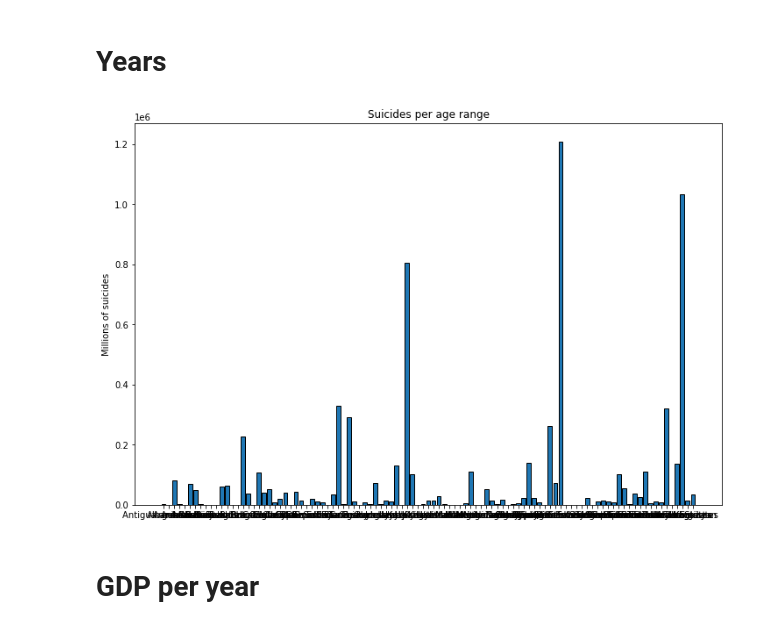
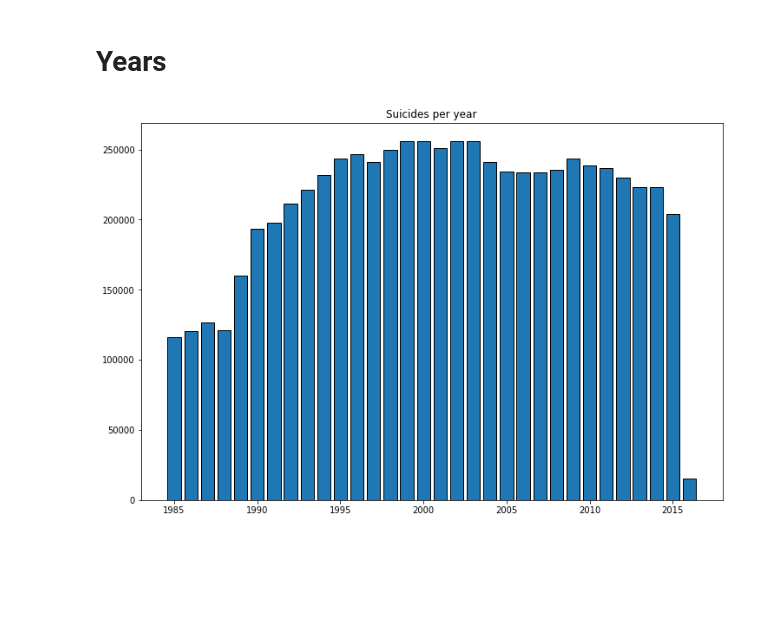
Before and after one commit to crisarenas/W3-pipeline-project, a Jupyter notebook: first_analysis.ipynb, the cells around one changed output. Saved outputs shown, nothing was run; the diff lists cells and outputs as text; code cells hidden in the pictures; blank space fills up the shorter version.

```diff
--- a/first_analysis.ipynb
+++ b/first_analysis.ipynb
@@ -162,13 +152,11 @@ df
 # Years
 # %%
 plt.figure(figsize=(12,8))
-m = data.groupby('country').suicide_number.sum().reset_index()
+m = data.groupby('year').suicide_number.sum().reset_index()
 
-plt.title("Suicides per age range")
-plt.ylabel("Millions of suicides")
-plt.bar(m.country, m.suicide_number,edgecolor='black')
+plt.title("Suicides per year")
+
+plt.bar(m.year, m.suicide_number,edgecolor='black')
 plt.show()
 # %% [output]
-[figure, old version]
+[figure, new version]
-# %% [markdown]
-# GDP per year
```
Also changed, not shown: parts of 1 cell of this notebook, 3 other files.
